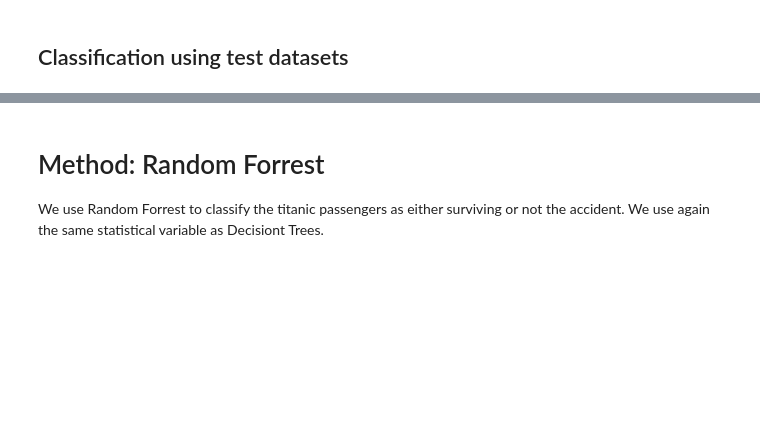
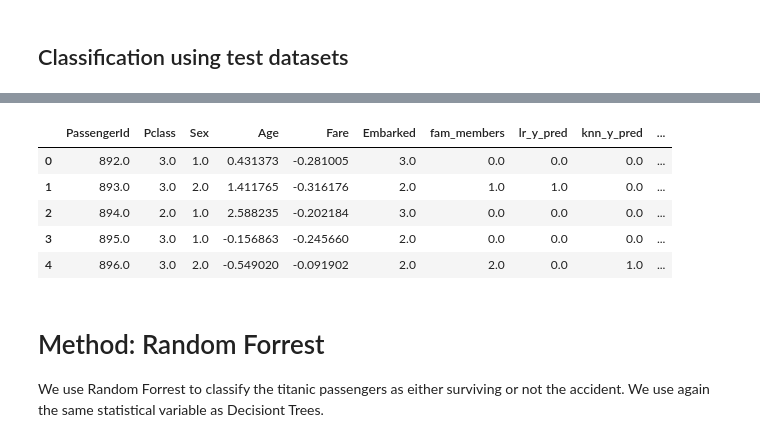
Before and after one commit to patRyserWelch8/KaggleTitanic, a Jupyter notebook: titanic.ipynb, the cells around one changed output, grey strips where cells are left out. Cells and saved outputs as stored; diff of their text form; code cells hidden in the pictures; blank space fills up the shorter version.

```diff
--- a/titanic.ipynb
+++ b/titanic.ipynb
@@ -2336,3 +2352,13 @@ decision_tree_pred
+# %%
+results_test = results_test.merge(decision_tree_pred[["PassengerId","clf_y_pred"]], on = 'PassengerId', how = "outer")
+results_test.head()
+# %% [output]
+|  | PassengerId | Pclass | Sex | Age | Fare | Embarked | fam_members | lr_y_pred | knn_y_pred | ... |
+| 0 | 892.0 | 3.0 | 1.0 | 0.431373 | -0.281005 | 3.0 | 0.0 | 0.0 | 0.0 | ... |
+| 1 | 893.0 | 3.0 | 2.0 | 1.411765 | -0.316176 | 2.0 | 1.0 | 1.0 | 0.0 | ... |
+| 2 | 894.0 | 2.0 | 1.0 | 2.588235 | -0.202184 | 3.0 | 0.0 | 0.0 | 0.0 | ... |
+| 3 | 895.0 | 3.0 | 1.0 | -0.156863 | -0.245660 | 2.0 | 0.0 | 0.0 | 0.0 | ... |
+| 4 | 896.0 | 3.0 | 2.0 | -0.549020 | -0.091902 | 2.0 | 2.0 | 0.0 | 1.0 | ... |
 # %% [markdown]
 # Method: Random Forrest
 
```
Also changed, not shown: parts of 42 cells of this notebook.
